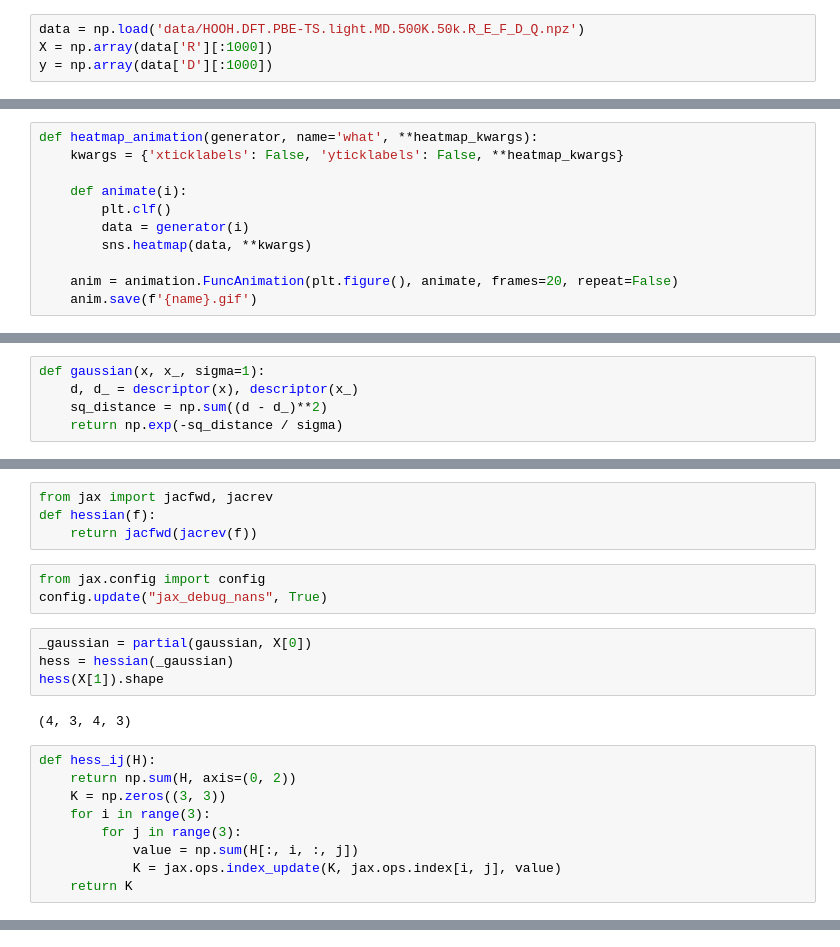
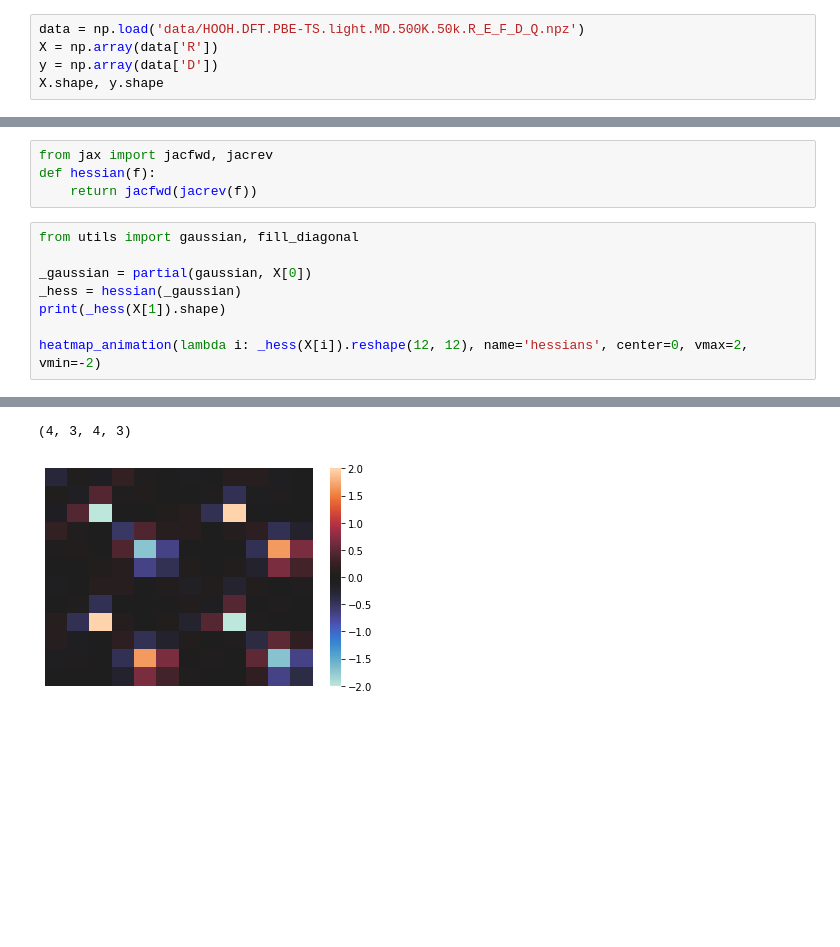
Before and after one commit to boc0/gdml, a Jupyter notebook: dipole.ipynb, the cells around one changed output, grey strips where cells are left out. Saved outputs shown, nothing was run; the diff lists cells and outputs as text; blank space fills up the shorter version.

```diff
--- a/dipole.ipynb
+++ b/dipole.ipynb
@@ -10,6 +9,7 @@ from matplotlib import animation
 # %%
 data = np.load('data/HOOH.DFT.PBE-TS.light.MD.500K.50k.R_E_F_D_Q.npz')
-X = np.array(data['R'][:1000])
-y = np.array(data['D'][:1000])
+X = np.array(data['R'])
+y = np.array(data['D'])
+X.shape, y.shape
 # %% [output]
 WARNING:absl:No GPU/TPU found, falling back to CPU. (Set TF_CPP_MIN_LOG_LEVEL=0 and rerun for more info.)
@@ -27,11 +56,0 @@ from utils import descriptor, fill_diagonal
-# %%
-def heatmap_animation(generator, name='what', **heatmap_kwargs):
-    kwargs = {'xticklabels': False, 'yticklabels': False, **heatmap_kwargs}
-
-    def animate(i):
-        plt.clf()
-        data = generator(i)
-        sns.heatmap(data, **kwargs)
-
-    anim = animation.FuncAnimation(plt.figure(), animate, frames=20, repeat=False)
-    anim.save(f'{name}.gif')
@@ -52,5 +56,0 @@ for the first few training samples
-# %%
-def gaussian(x, x_, sigma=1):
-    d, d_ = descriptor(x), descriptor(x_)
-    sq_distance = np.sum((d - d_)**2)
-    return np.exp(-sq_distance / sigma)
@@ -74,21 +58,12 @@ matrix_heatmap(K, center=1)
 from jax import jacfwd, jacrev
 def hessian(f):
     return jacfwd(jacrev(f))
-# %%
-from jax.config import config
-config.update("jax_debug_nans", True)
-# %%
-_gaussian = partial(gaussian, X[0])
-hess = hessian(_gaussian)
-hess(X[1]).shape
-# %% [output]
-(4, 3, 4, 3)
-# %%
-def hess_ij(H):
-    return np.sum(H, axis=(0, 2))
-    K = np.zeros((3, 3))
-    for i in range(3):
-        for j in range(3):
-            value = np.sum(H[:, i, :, j])
-            K = jax.ops.index_update(K, jax.ops.index[i, j], value)
-    return K
+# %%
+from utils import gaussian, fill_diagonal
+
+_gaussian = partial(gaussian, X[0])
+_hess = hessian(_gaussian)
+print(_hess(X[1]).shape)
+
+heatmap_animation(lambda i: _hess(X[i]).reshape(12, 12), name='hessians', center=0, vmax=2, vmin=-2)
+# %% [output]
@@ -94,0 +71,2 @@ def hess_ij(H):
+(4, 3, 4, 3)
+[figure, added]
```
Also changed, not shown: parts of 34 cells of this notebook, 1 other file.
